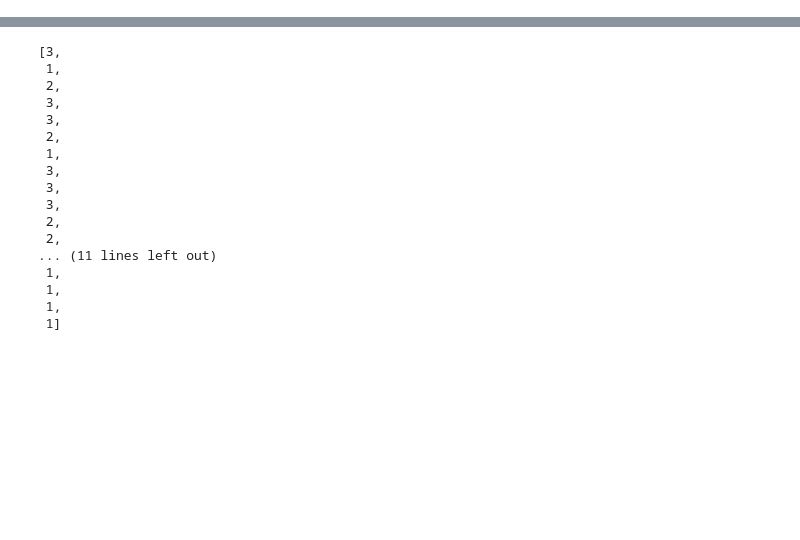
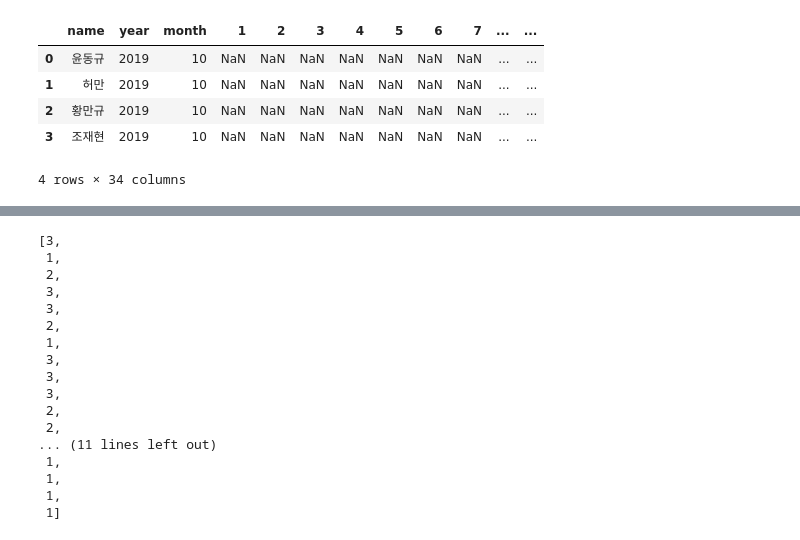
Before and after one commit to yundk7/Bowling_Team_Heroku, a Jupyter notebook: pet_pals/Untitled.ipynb, the cells around one changed output, grey strips where cells are left out. Cells and saved outputs as stored; diff of their text form; code cells hidden in the pictures; blank space fills up the shorter version.

```diff
--- a/pet_pals/Untitled.ipynb
+++ b/pet_pals/Untitled.ipynb
@@ -5,0 +229,9 @@ import random
+# %%
+df
+# %% [output]
+|  | name | year | month | 1 | 2 | 3 | 4 | 5 | 6 | 7 | ... | ... |
+| 0 | 윤동규 | 2019 | 10 | NaN | NaN | NaN | NaN | NaN | NaN | NaN | ... | ... |
+| 1 | 허만 | 2019 | 10 | NaN | NaN | NaN | NaN | NaN | NaN | NaN | ... | ... |
+| 2 | 황만규 | 2019 | 10 | NaN | NaN | NaN | NaN | NaN | NaN | NaN | ... | ... |
+| 3 | 조재현 | 2019 | 10 | NaN | NaN | NaN | NaN | NaN | NaN | NaN | ... | ... |
+4 rows × 34 columns
```
Also changed, not shown: parts of 14 cells of this notebook, 9 other files.
